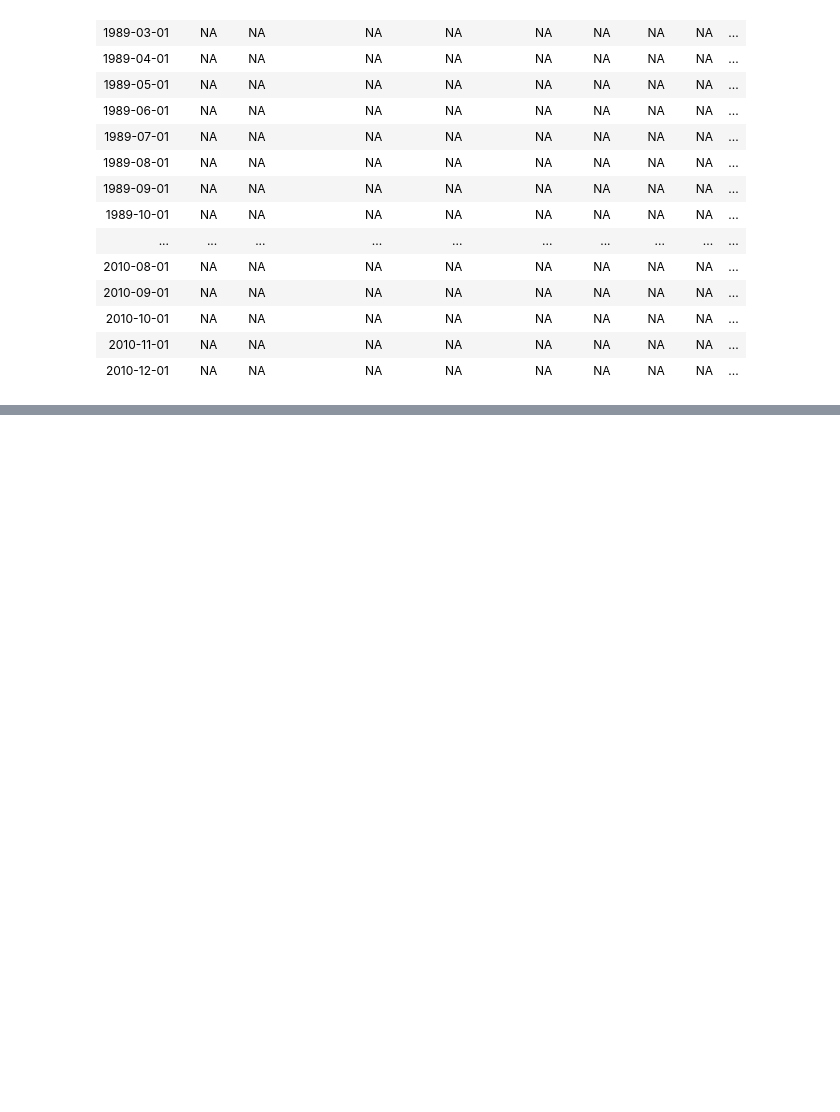
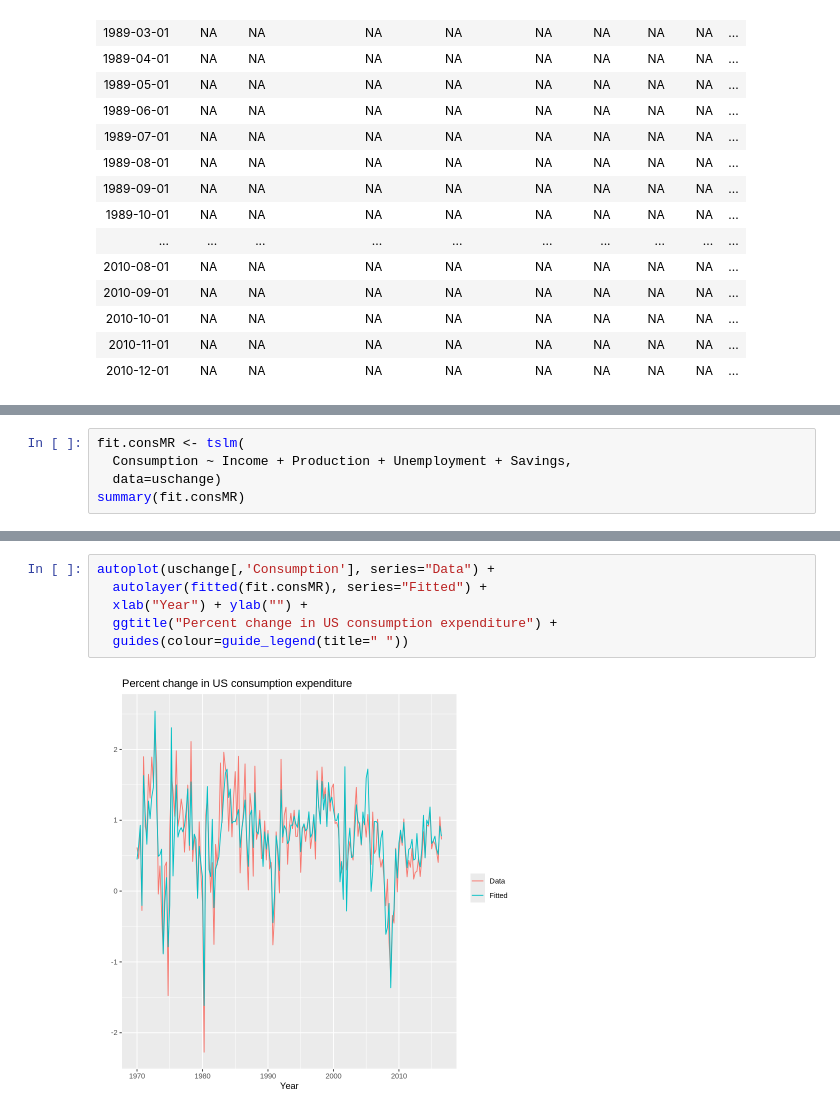
Before and after one commit to pacayton/Forecasting_Codes, a Jupyter notebook: Chapter_5_FPP2.ipynb, the cells around one changed output, grey strips where cells are left out. Drawn from its saved outputs; the diff is of its cells as text; blank space fills up the shorter version.

```diff
--- a/Chapter_5_FPP2.ipynb
+++ b/Chapter_5_FPP2.ipynb
@@ -89,0 +133,5 @@ A spec_tbl_df: 112 × 19
+# %%
+fit.consMR <- tslm(
+  Consumption ~ Income + Production + Unemployment + Savings,
+  data=uschange)
+summary(fit.consMR)
@@ -89,0 +156,8 @@ A spec_tbl_df: 112 × 19
+# %%
+autoplot(uschange[,'Consumption'], series="Data") +
+  autolayer(fitted(fit.consMR), series="Fitted") +
+  xlab("Year") + ylab("") +
+  ggtitle("Percent change in US consumption expenditure") +
+  guides(colour=guide_legend(title=" "))
+# %% [output]
+[figure, added]
```
Also changed, not shown: parts of 21 cells of this notebook.
